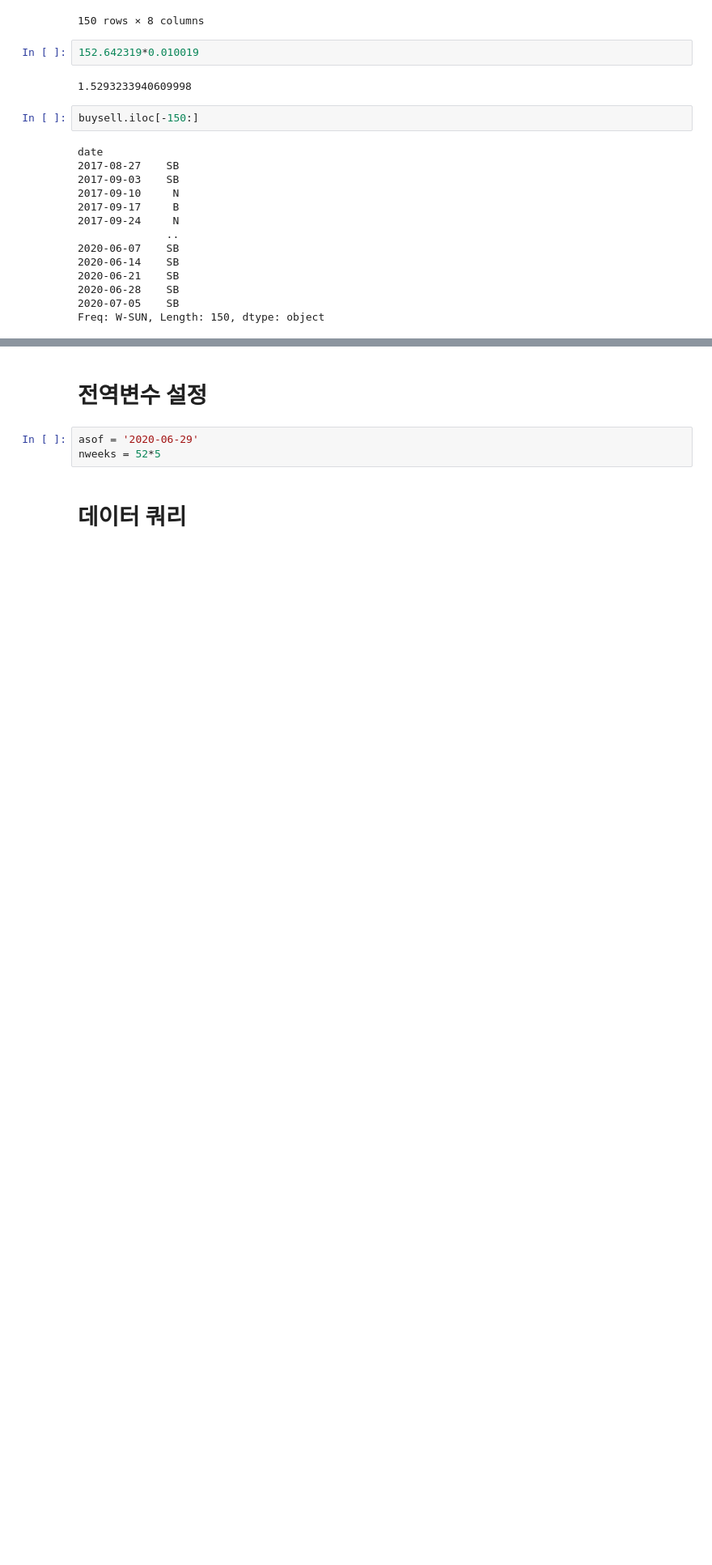
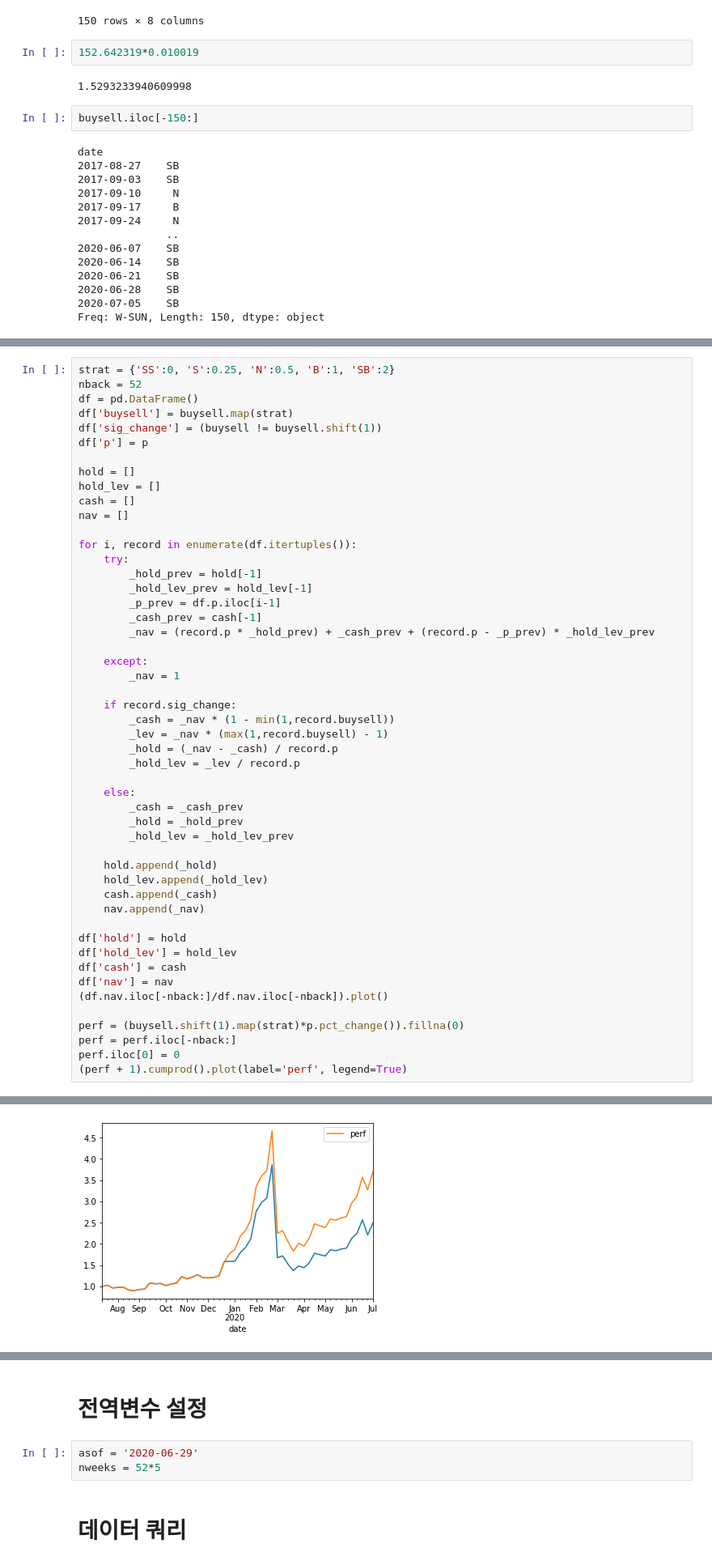
Before and after one commit to gem763/florence, a Jupyter notebook: google trend test 20200705.ipynb, the cells around one changed output, grey strips where cells are left out. Shown: that part at 81% size. Cells and saved outputs as stored; diff of their text form; blank space fills up the shorter version.

```diff
--- a/google trend test 20200705.ipynb
+++ b/google trend test 20200705.ipynb
@@ -260,3 +218,54 @@ def simul(buysell, p, strat):
     df['cash'] = cash
     df['nav'] = nav
     return df
+# %%
+strat = {'SS':0, 'S':0.25, 'N':0.5, 'B':1, 'SB':2}
+nback = 52
+df = pd.DataFrame()
+df['buysell'] = buysell.map(strat)
+df['sig_change'] = (buysell != buysell.shift(1))
+df['p'] = p
+
+hold = []
+hold_lev = []
+cash = []
+nav = []
+
+for i, record in enumerate(df.itertuples()):
+    try:
+        _hold_prev = hold[-1]
+        _hold_lev_prev = hold_lev[-1]
+        _p_prev = df.p.iloc[i-1]
+        _cash_prev = cash[-1]
+        _nav = (record.p * _hold_prev) + _cash_prev + (record.p - _p_prev) * _hold_lev_prev
+
+    except:
+        _nav = 1
+
+    if record.sig_change:
+        _cash = _nav * (1 - min(1,record.buysell))
+        _lev = _nav * (max(1,record.buysell) - 1)
+        _hold = (_nav - _cash) / record.p
+        _hold_lev = _lev / record.p
+
+    else:
+        _cash = _cash_prev
+        _hold = _hold_prev
+        _hold_lev = _hold_lev_prev
+
+    hold.append(_hold)
+    hold_lev.append(_hold_lev)
+    cash.append(_cash)
+    nav.append(_nav)
+
+df['hold'] = hold
+df['hold_lev'] = hold_lev
+df['cash'] = cash
+df['nav'] = nav
+(df.nav.iloc[-nback:]/df.nav.iloc[-nback]).plot()
+
+perf = (buysell.shift(1).map(strat)*p.pct_change()).fillna(0)
+perf = perf.iloc[-nback:]
+perf.iloc[0] = 0
+(perf + 1).cumprod().plot(label='perf', legend=True)
+# %% [output]
@@ -262,0 +273 @@ def simul(buysell, p, strat):
+[figure, added]
```
Also changed, not shown: parts of 14 cells of this notebook, 1 other file.
